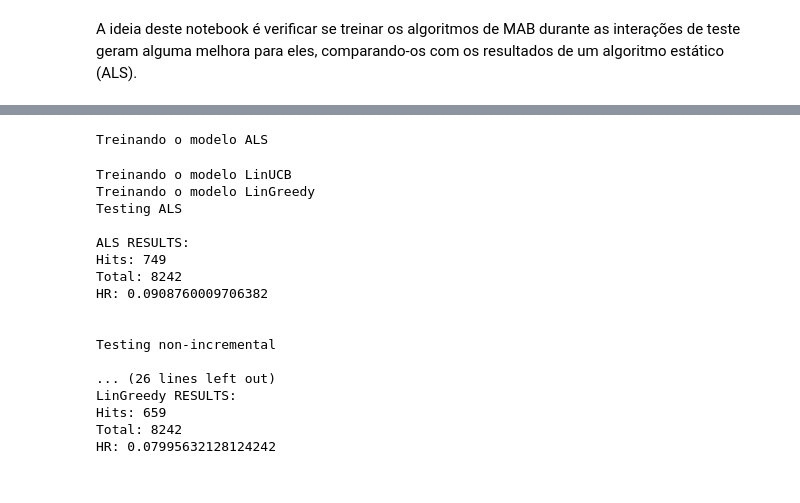
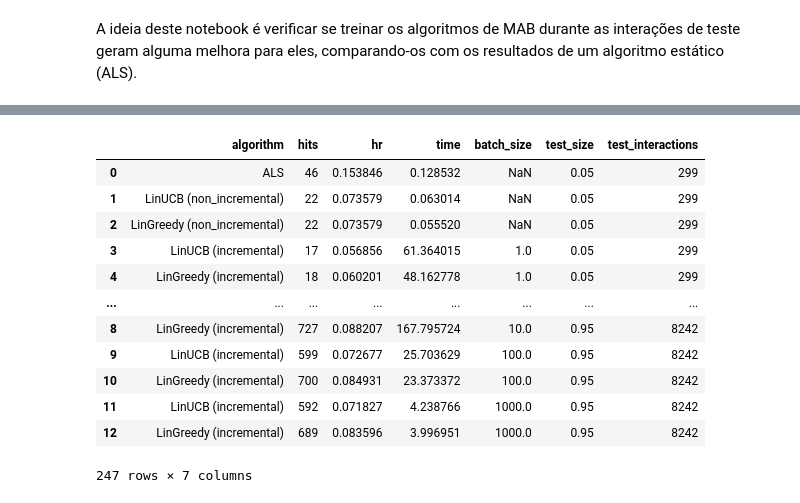
Before and after one commit to GregorioFornetti/Estudos-MAB, a Jupyter notebook: mab2rec/testes_incremental_training.ipynb, the cells around one changed output, grey strips where cells are left out. Saved outputs shown, nothing was run; the diff lists cells and outputs as text; code cells hidden in the pictures.

```diff
--- a/mab2rec/testes_incremental_training.ipynb
+++ b/mab2rec/testes_incremental_training.ipynb
@@ -111,5 +113,6 @@ def test_incremental(mab_algo, algo_name, user_features, df_test, df_test_for_ev
 # %%
-def test(train_size, batch_size):
+def test(train_size, batchs_sizes):
+    results = []
     df_train = pd.read_csv(train_data)
     df_test = pd.read_csv(test_data)
 
@@ -131,12 +134,28 @@ def test(train_size, batch_size):
 
     ALS_model, linUCB_model, linGreedy_model, df_user_features, sparse_matrix = initial_train(df_train, num_users, num_items)
 
-    test_ALS(ALS_model, sparse_matrix, df_test_for_evaluation)
+    hits, hr, spent_time = test_ALS(ALS_model, sparse_matrix, df_test_for_evaluation)
+    results.append({'algorithm': 'ALS', 'hits': hits, 'hr': hr, 'time': spent_time})
 
     print('\nTesting non-incremental\n')
-    test_non_incremental(linUCB_model, 'LinUCB', df_user_features, df_test_for_evaluation)
-    test_non_incremental(linGreedy_model, 'LinGreedy', df_user_features, df_test_for_evaluation)
+
+    hits, hr, spent_time = test_non_incremental(linUCB_model, 'LinUCB', df_user_features, df_test_for_evaluation)
+    results.append({'algorithm': 'LinUCB (non_incremental)', 'hits': hits, 'hr': hr, 'time': spent_time})
+
+    hits, hr, spent_time = test_non_incremental(linGreedy_model, 'LinGreedy', df_user_features, df_test_for_evaluation)
+    results.append({'algorithm': 'LinGreedy (non_incremental)', 'hits': hits, 'hr': hr, 'time': spent_time})
 
     print('\nTesting incremental\n')
-    test_incremental(linUCB_model, 'LinUCB', df_user_features, df_test, df_test_for_evaluation, batch_size)
-    test_incremental(linGreedy_model, 'LinGreedy', df_user_features, df_test, df_test_for_evaluation, batch_size)
+
+    for batch_size in batchs_sizes:
+        hits, hr, spent_time = test_incremental(linUCB_model, 'LinUCB', df_user_features, df_test, df_test_for_evaluation, batch_size)
+        results.append({'algorithm': 'LinUCB (incremental)', 'hits': hits, 'hr': hr, 'time': spent_time, 'batch_size': batch_size})
+
+        hits, hr, spent_time = test_incremental(linGreedy_model, 'LinGreedy', df_user_features, df_test, df_test_for_evaluation, batch_size)
+        results.append({'algorithm': 'LinGreedy (incremental)', 'hits': hits, 'hr': hr, 'time': spent_time, 'batch_size': batch_size})
+
+    df_results = pd.DataFrame(results)
+    df_results = df_results.astype({'hits': int, 'hr': float, 'time': float})
+    df_results['test_size'] = round(1 - train_size, 2)
+    df_results['test_interactions'] = len(df_test_for_evaluation)
+    return df_results
@@ -290,21 +161,0 @@ HR: 0.07304052414462509
-# %%
-test(0.05, 250)
-# %% [output]
-Treinando o modelo ALS
-Treinando o modelo LinUCB
-Treinando o modelo LinGreedy
-Testing ALS
-
-ALS RESULTS:
-Hits: 749
-Total: 8242
-HR: 0.0908760009706382
-
-
-Testing non-incremental
-
-... (26 lines left out)
-LinGreedy RESULTS:
-Hits: 659
-Total: 8242
-HR: 0.07995632128124242
@@ -310,0 +169,22 @@ HR: 0.07995632128124242
+# %%
+all_dfs = []
+
+for train_size in train_sizes:
+    all_dfs.append(pd.read_csv(f'results/results_{str(train_size)[2:]}.csv'))
+
+df_results = pd.concat(all_dfs)
+df_results
+# %% [output]
+|  | algorithm | hits | hr | time | batch_size | test_size | test_interactions |
+| 0 | ALS | 46 | 0.153846 | 0.128532 | NaN | 0.05 | 299 |
+| 1 | LinUCB (non_incremental) | 22 | 0.073579 | 0.063014 | NaN | 0.05 | 299 |
+| 2 | LinGreedy (non_incremental) | 22 | 0.073579 | 0.055520 | NaN | 0.05 | 299 |
+| 3 | LinUCB (incremental) | 17 | 0.056856 | 61.364015 | 1.0 | 0.05 | 299 |
+| 4 | LinGreedy (incremental) | 18 | 0.060201 | 48.162778 | 1.0 | 0.05 | 299 |
+| ... | ... | ... | ... | ... | ... | ... | ... |
+| 8 | LinGreedy (incremental) | 727 | 0.088207 | 167.795724 | 10.0 | 0.95 | 8242 |
+| 9 | LinUCB (incremental) | 599 | 0.072677 | 25.703629 | 100.0 | 0.95 | 8242 |
+| 10 | LinGreedy (incremental) | 700 | 0.084931 | 23.373372 | 100.0 | 0.95 | 8242 |
+| 11 | LinUCB (incremental) | 592 | 0.071827 | 4.238766 | 1000.0 | 0.95 | 8242 |
+| 12 | LinGreedy (incremental) | 689 | 0.083596 | 3.996951 | 1000.0 | 0.95 | 8242 |
+247 rows × 7 columns
```
Also changed, not shown: parts of 19 cells of this notebook, 23 other files.
